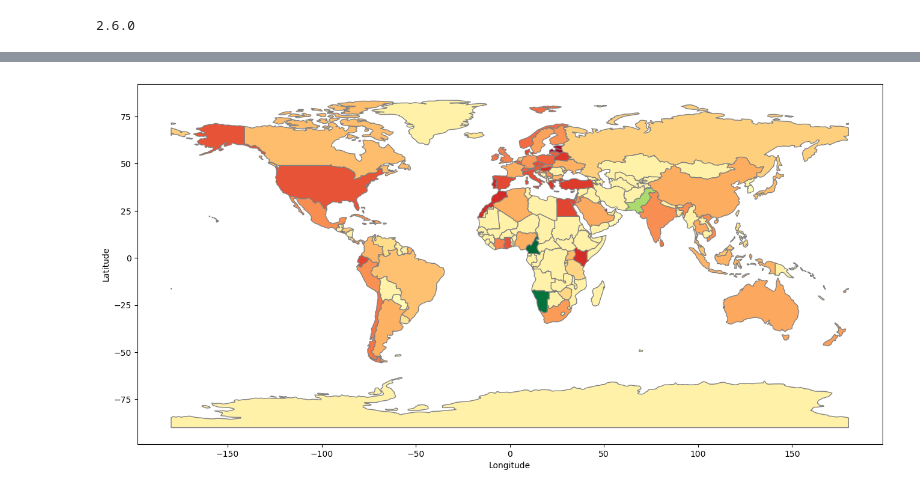
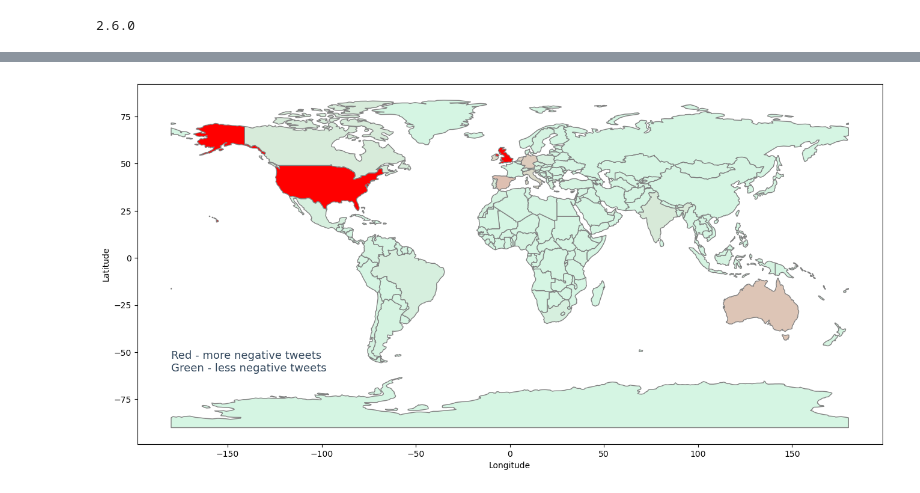
Before and after one commit to AlexRaudvee/Sentiment_Analysis_Tiwitter, a Jupyter notebook: get_geo.ipynb, the cells around one changed output, grey strips where cells are left out. Drawn from its saved outputs; the diff is of its cells as text; code cells hidden in the pictures.

```diff
--- a/get_geo.ipynb
+++ b/get_geo.ipynb
@@ -1,5 +1,6 @@
 # %%
 import json
+import country_converter as coco
 import pandas as pd
 import os
 import sqlite3
@@ -8,8 +9,8 @@ from statistics import mean
 import numpy as np
 import geopandas as gpd
 import matplotlib.pyplot as plt
-directory_with_files = '../data'
-db_name = './test.db'
+
+db_name = '/Users/alexraudvee/Downloads/tweets_final.db'
 
 world = gpd.read_file(gpd.datasets.get_path('naturalearth_lowres'))
 # %%
@@ -290,8 +304,11 @@ conn = create_connection(db_name)
 2.6.0
 # %%
 query = '''
-SELECT tweet_id, tweet_geo_id, full_name, country, country_code, sentiment_label, timestamp_ms, tweets.tweet_type AS type
-FROM tweets_geo, tweets
-WHERE tweet_id = tweet_geo_id AND (type = 'original' OR type = 'reply')
+    SELECT tweet_id, tweet_geo_id, full_name, country, country_code, sentiment_label, timestamp_ms, tweets.tweet_type AS type, tweets.user_id
+    FROM tweets_geo, tweets
+    WHERE tweet_id = tweet_geo_id AND (type = 'original' OR type = 'reply')
 '''
+
 df = pd.read_sql_query(query, conn)
+
+df
@@ -314,8 +329,10 @@ df
 # %%
 df['sentiment_int'] = df['sentiment_label'].apply(convert)
-df_grouped = df.groupby('country_code').mean()[['sentiment_int']]
+df_grouped = df.groupby('country_code').count()[['sentiment_int']]
+
 df_clean = df_grouped.reset_index().drop(0)
 df_clean.drop(df_clean[df_clean['country_code']=='XK'].index, inplace=True)
+
 df_test = df.groupby('country_code').count().reset_index()
 df_clean['alpha_3']= df_clean['country_code'].apply(lambda x: countries[x])
 df_clean_upd = df_clean[df_clean['country_code'].isin(df_test[df_test['tweet_id']>20]['country_code'].drop(0).values.tolist())]
@@ -322,0 +376,19 @@ world['margin'] = world['iso_a3'].apply(get_margin, args=(df_clean_upd,))
+# %%
+# take only needed info from the dataframe for the plot
+df_neg_geo = df[(df['type'] == 'original') ]
+df_neg_geo = df_neg_geo[df_neg_geo['sentiment_int'] == -1]
+df_neg_geo.user_id.mask(df_neg_geo.tweet_id.isin(exclude_list),inplace=True)
+
+# group by country code with counted number of negatives tweets
+df_neg_geo = df_neg_geo.groupby('country_code').count()[['tweet_id']].reset_index().drop(0)
+
+# eluminate the row with XK because it is not in pandas anymore
+df_neg_geo = df_neg_geo[df_neg_geo.country_code != 'XK']
+
+# add the alpha3 instead of the code
+df_neg_geo['alpha_3'] = df_neg_geo['country_code'].apply(lambda x: countries[x])
+
+# df_neg_geo = df_neg_geo[df_neg_geo['tweet_id'] > 20]
+
+# add all them in the world dataframe
+world['margin'] = world['iso_a3'].apply(lambda row: get_margin(row, df_neg_geo))
@@ -323,9 +411,14 @@ world['margin'] = world['iso_a3'].apply(get_margin, args=(df_clean_upd,))
 # %%
-ax2 = world.plot(column='margin',  figsize=(16,16), edgecolor=u'gray', cmap='RdYlGn')
+# create new color map
+from  matplotlib.colors import LinearSegmentedColormap
+cmap=LinearSegmentedColormap.from_list('rg',['#D5F5E3', 'red', 'red'], N=256)
+
+ax2 = world.plot(column='margin',  figsize=(16,16), edgecolor=u'gray', cmap=cmap)
 plt.ylabel('Latitude')
 plt.xlabel('Longitude')
+plt.text(x=-180, y=-60, s="""Red - more negative tweets \nGreen - less negative tweets""", c='#34495E', size=13)
 
 plt.show()
 # %% [output]
-[figure, old version]
+[figure, new version]
 # %%
```
Also changed, not shown: parts of 15 cells of this notebook.
